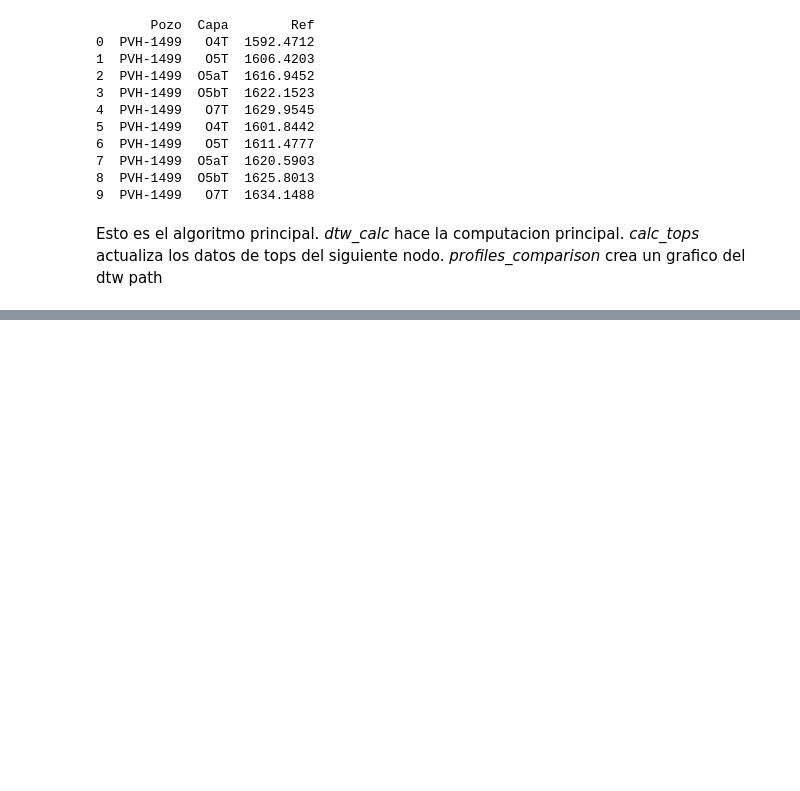
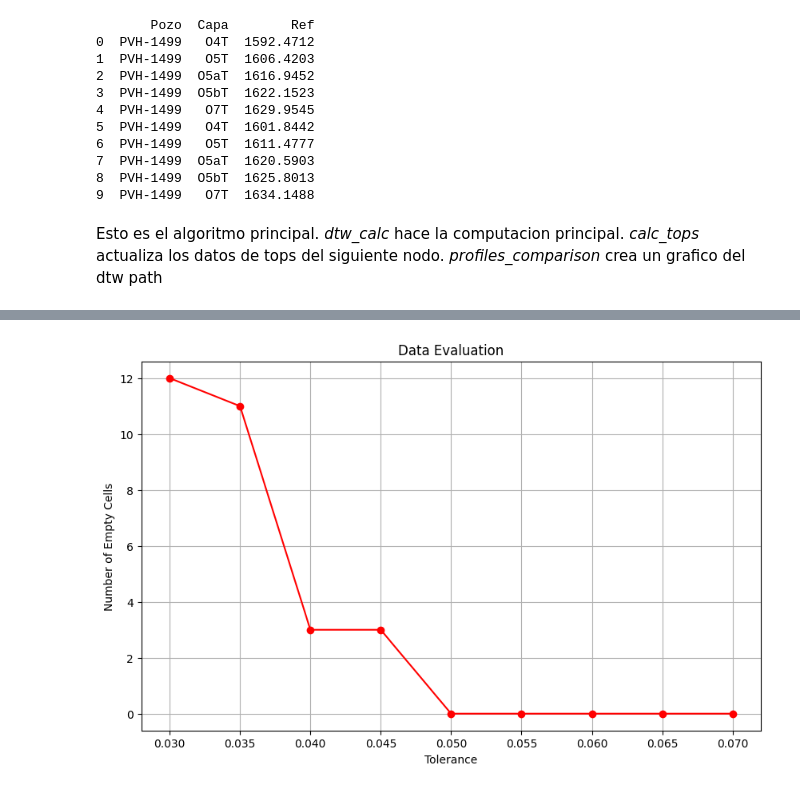
Before and after one commit to scast3/dtw_tool, a Jupyter notebook: optimization.ipynb, the cells around one changed output, grey strips where cells are left out. Saved outputs shown, nothing was run; the diff lists cells and outputs as text; code cells hidden in the pictures; blank space fills up the shorter version.

```diff
--- a/optimization.ipynb
+++ b/optimization.ipynb
@@ -376,0 +406,12 @@ NameError: name 'three_nodes' is not defined
+# %%
+plt.figure(figsize=(10, 6))
+plt.plot(tols, missing_data, marker='o', linestyle='-', color='r')
+
+plt.xlabel('Tolerance')
+plt.ylabel('Number of Empty Cells')
+plt.title('Data Evaluation')
+plt.grid(True)
+
+plt.show()
+# %% [output]
+[figure, added]
```
Also changed, not shown: parts of 8 cells of this notebook.
